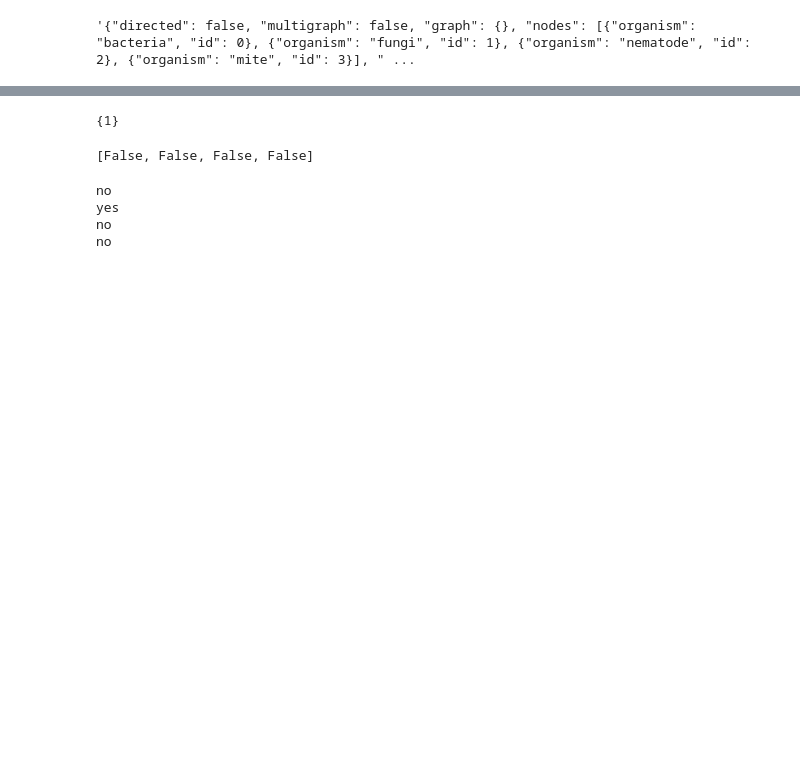
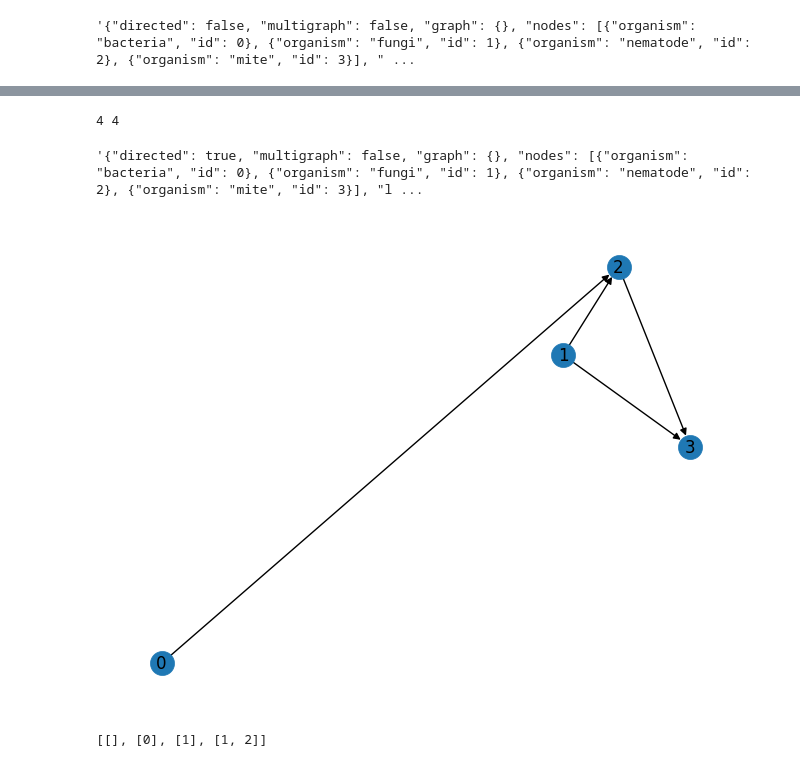
Before and after one commit to timovdk/BLOSSOM, a Jupyter notebook: src/viz.ipynb, the cells around one changed output, grey strips where cells are left out. Drawn from its saved outputs; the diff is of its cells as text; code cells hidden in the pictures; blank space fills up the shorter version.

```diff
--- a/src/viz.ipynb
+++ b/src/viz.ipynb
@@ -142,22 +134,41 @@ st
-# %%
-set(G[0])
-# %% [output]
-{1}
-# %%
-[4 in G[p] for p in node_ids]
-# %% [output]
-[False, False, False, False]
-# %%
-node_ids=[]
-for i in [2, 1, 3, 4]:
-    if(any([i in G[p] for p in node_ids])):
-        print('yes')
-        node_ids.append(i)
-    else:
-        node_ids.append(i)
-        print('no')
-# %% [output]
-no
-yes
-no
-no
+# %%
+import networkx as nx
+
+G= nx.DiGraph()
+
+G.add_nodes_from([(0, {'organism': 'bacteria'}), (1, {'organism': 'fungi'}), (2, {'organism': 'nematode'}), (3, {'organism': 'mite'})])
+G.add_edge(0, 2, weight=-0.5)
+G.add_edge(1, 2, weight=0.3)
+G.add_edge(1, 3, weight=0.4)
+G.add_edge(2, 3, weight=0.5)
+print(G.number_of_edges(), G.number_of_nodes())
+# %% [output]
+4 4
+# %%
+import json
+json.dumps(nx.node_link_data(G))
+# %% [output]
+'{"directed": true, "multigraph": false, "graph": {}, "nodes": [{"organism": "bacteria", "id": 0}, {"organism": "fungi", "id": 1}, {"organism": "nematode", "id": 2}, {"organism": "mite", "id": 3}], "l ...
+# %%
+import matplotlib.pyplot as plt
+options = {
+    'node_color': 'black',
+    'node_size': 100,
+    'width': 3,
+}
+nx.draw(G, with_labels=True)
+# %% [output]
+[figure, added]
+# %%
+food_dependency = []
+for x in range(len(G.nodes())):
+    edges = G.in_edges(nbunch=x)
+    food = []
+    if edges:
+        for k in edges:
+            food.append(k[0])
+    food_dependency.append(food)
+
+print(food_dependency)
+# %% [output]
+[[], [0], [1], [1, 2]]
```
Also changed, not shown: parts of 10 cells of this notebook, 4 other files.
